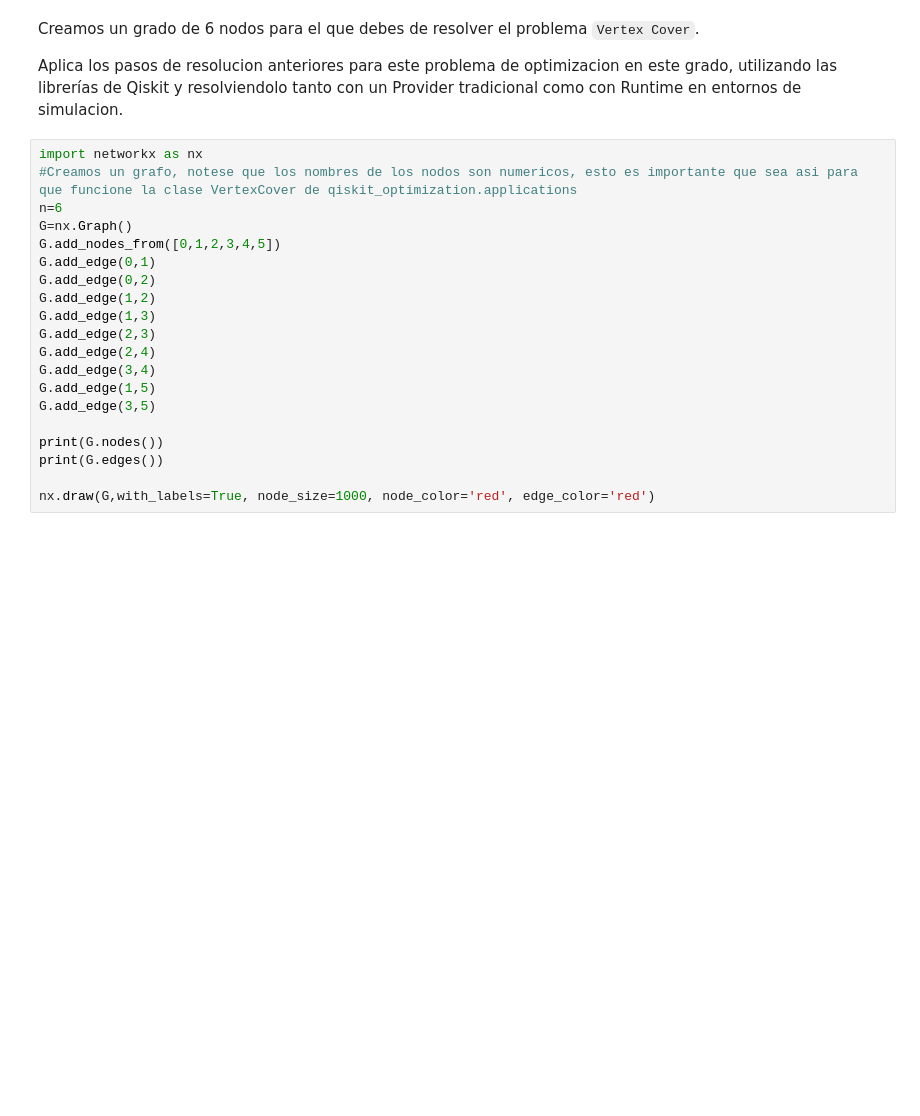
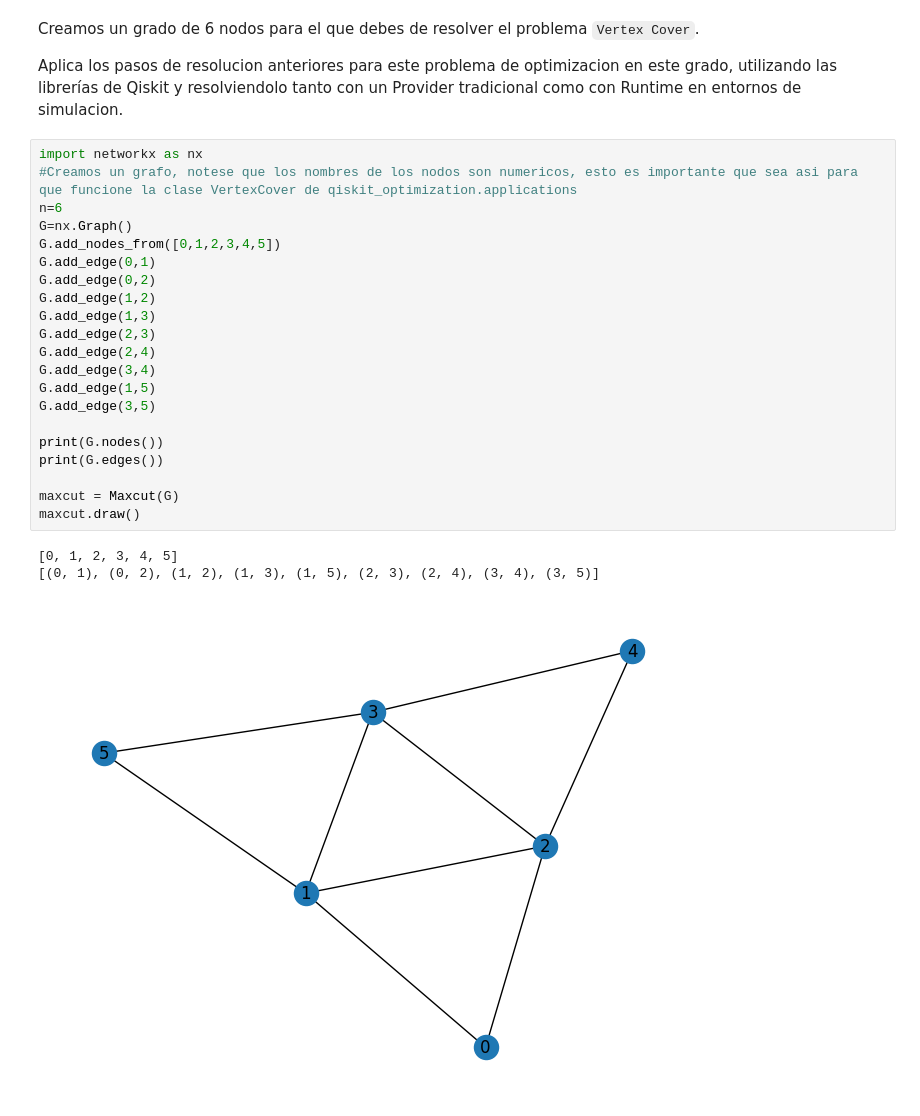
Before and after one commit to jore731/qiskit, a Jupyter notebook: EJERCICIOS/EJERCICIO4_Optimizacion_VQE_QAOA.ipynb, the cells around one changed output. Cells and saved outputs as stored; diff of their text form; blank space fills up the shorter version.

```diff
--- a/EJERCICIOS/EJERCICIO4_Optimizacion_VQE_QAOA.ipynb
+++ b/EJERCICIOS/EJERCICIO4_Optimizacion_VQE_QAOA.ipynb
@@ -103,21 +71,26 @@ Aplica los pasos de resolucion anteriores para este problema de optimizacion en
 # %%
 import networkx as nx
 #Creamos un grafo, notese que los nombres de los nodos son numericos, esto es importante que sea asi para que funcione la clase VertexCover de qiskit_optimization.applications
 n=6
 G=nx.Graph()
 G.add_nodes_from([0,1,2,3,4,5])
 G.add_edge(0,1)
 G.add_edge(0,2)
 G.add_edge(1,2)
 G.add_edge(1,3)
 G.add_edge(2,3)
 G.add_edge(2,4)
 G.add_edge(3,4)
 G.add_edge(1,5)
 G.add_edge(3,5)
 
 print(G.nodes())
 print(G.edges())
 
-nx.draw(G,with_labels=True, node_size=1000, node_color='red', edge_color='red')
+maxcut = Maxcut(G)
+maxcut.draw()
+# %% [output]
+[0, 1, 2, 3, 4, 5]
+[(0, 1), (0, 2), (1, 2), (1, 3), (1, 5), (2, 3), (2, 4), (3, 4), (3, 5)]
+[figure, added]
 # %%
```
Also changed, not shown: parts of 12 cells of this notebook, 2 other files.
